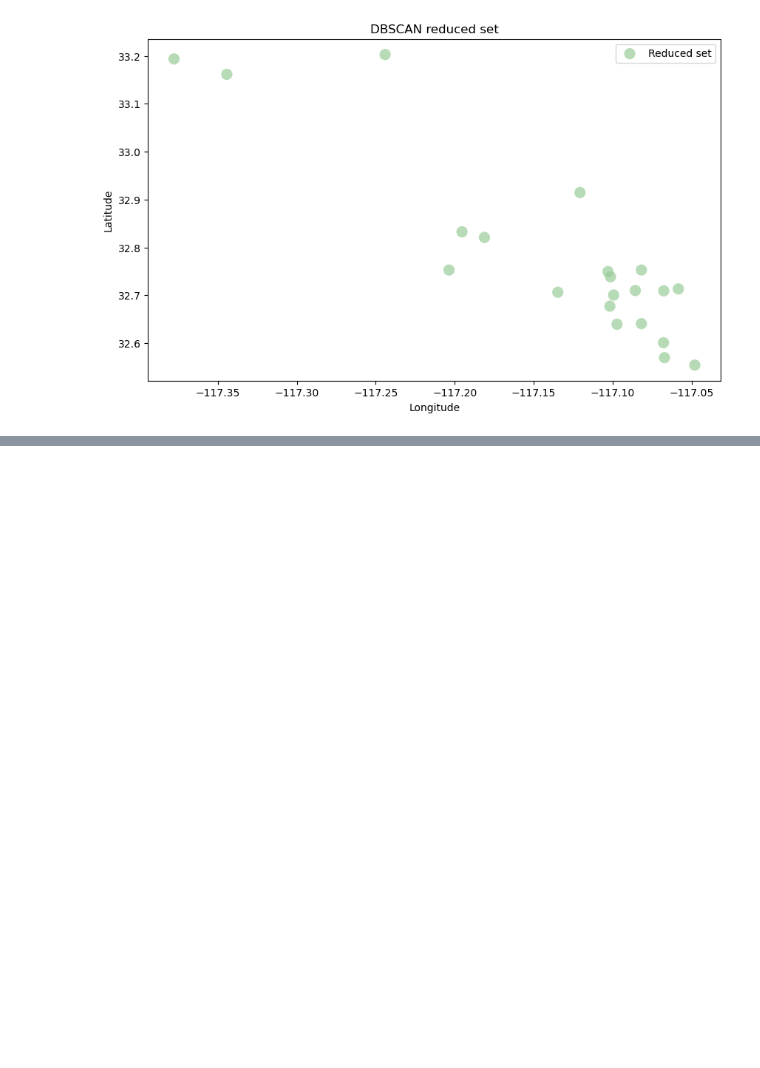
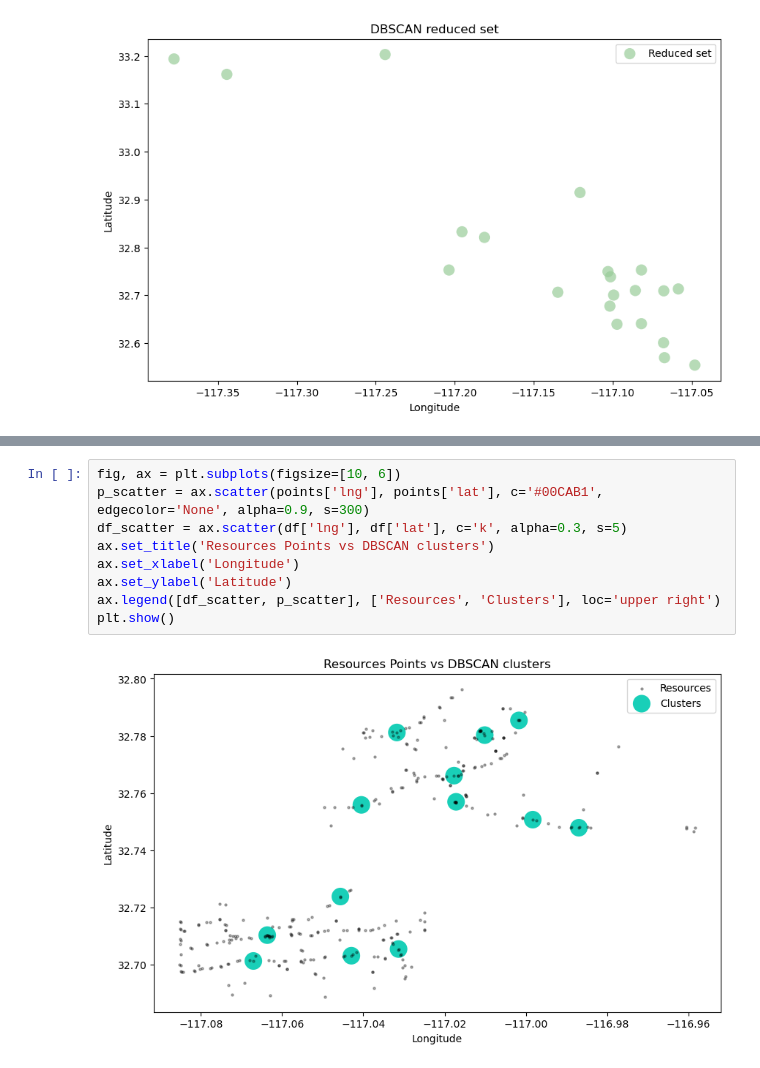
Before and after one commit to tsmtruong/final-project, a Jupyter notebook: clean_geo_all.ipynb, the cells around one changed output, grey strips where cells are left out. Drawn from its saved outputs; the diff is of its cells as text; blank space fills up the shorter version.

Commit message:
DBSCAN

```diff
--- a/clean_geo_all.ipynb
+++ b/clean_geo_all.ipynb
@@ -407,0 +387,11 @@ plt.show()
+# %%
+fig, ax = plt.subplots(figsize=[10, 6])
+p_scatter = ax.scatter(points['lng'], points['lat'], c='#00CAB1', edgecolor='None', alpha=0.9, s=300)
+df_scatter = ax.scatter(df['lng'], df['lat'], c='k', alpha=0.3, s=5)
+ax.set_title('Resources Points vs DBSCAN clusters')
+ax.set_xlabel('Longitude')
+ax.set_ylabel('Latitude')
+ax.legend([df_scatter, p_scatter], ['Resources', 'Clusters'], loc='upper right')
+plt.show()
+# %% [output]
+[figure, added]
```
Also changed, not shown: parts of 17 cells of this notebook.
